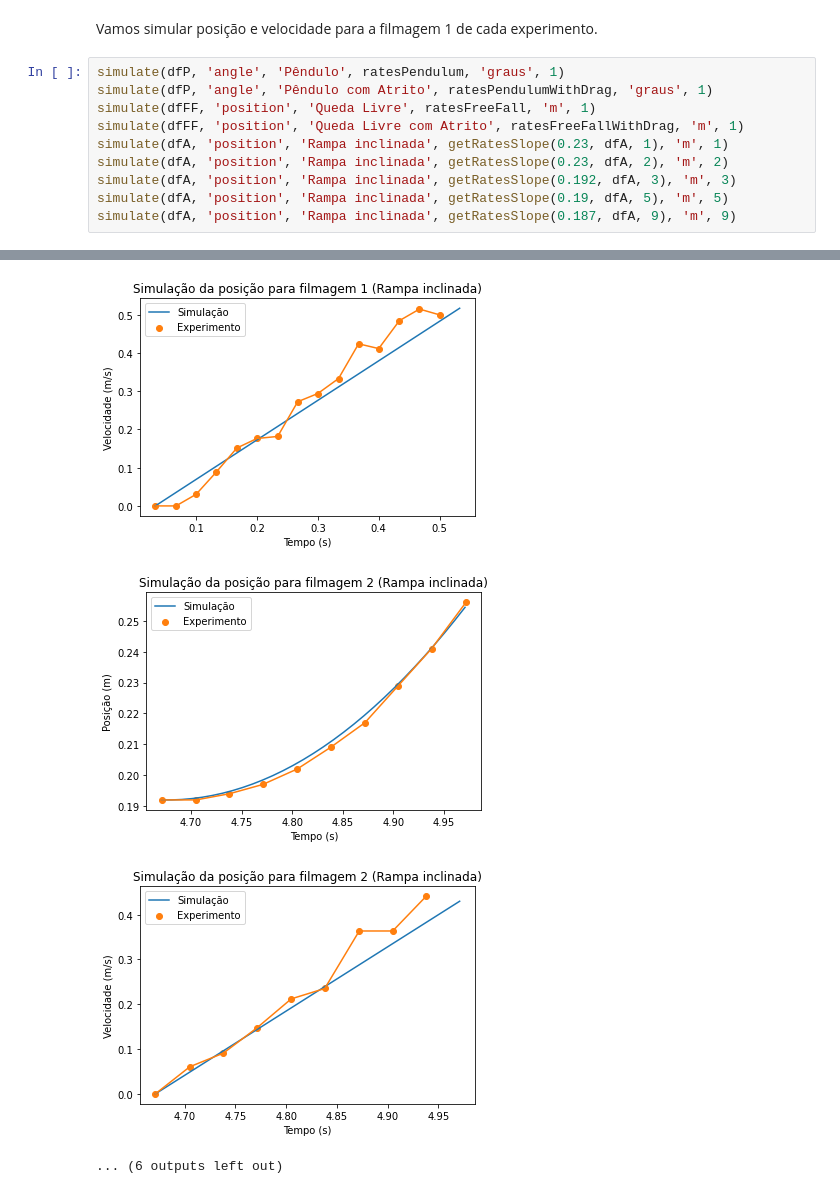
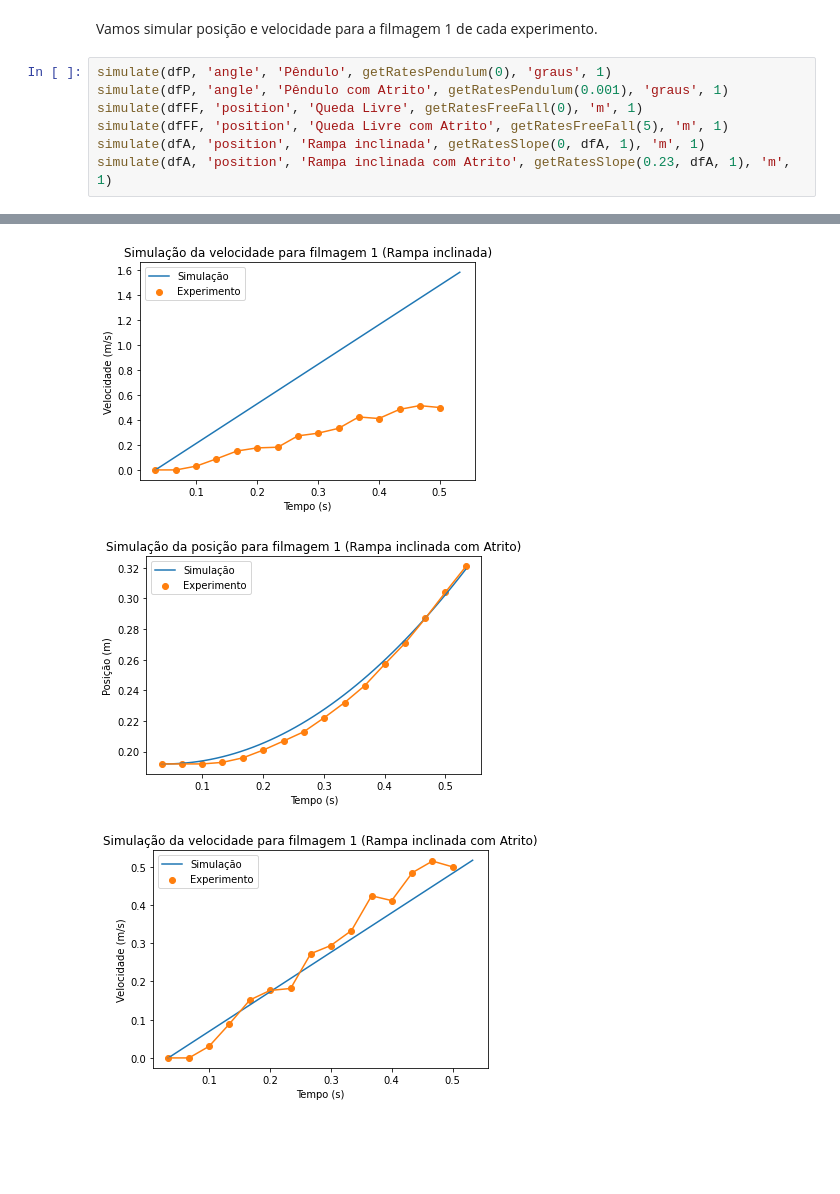
Before and after one commit to likury/EP2Modelagem, a Jupyter notebook: Simulação.ipynb, the cells around one changed output, grey strips where cells are left out. Cells and saved outputs as stored; diff of their text form; blank space fills up the shorter version.

Commit message:
changed the way rate functions work

```diff
--- a/Simulação.ipynb
+++ b/Simulação.ipynb
@@ -201,14 +191,11 @@ def simulate(df, positionName, experimentName, rateFunction, positionUnity, film
 # %% [markdown]
 Vamos simular posição e velocidade para a filmagem 1 de cada experimento.
 # %%
-simulate(dfP, 'angle', 'Pêndulo', ratesPendulum, 'graus', 1)
-simulate(dfP, 'angle', 'Pêndulo com Atrito', ratesPendulumWithDrag, 'graus', 1)
-simulate(dfFF, 'position', 'Queda Livre', ratesFreeFall, 'm', 1)
-simulate(dfFF, 'position', 'Queda Livre com Atrito', ratesFreeFallWithDrag, 'm', 1)
-simulate(dfA, 'position', 'Rampa inclinada', getRatesSlope(0.23, dfA, 1), 'm', 1)
-simulate(dfA, 'position', 'Rampa inclinada', getRatesSlope(0.23, dfA, 2), 'm', 2)
-simulate(dfA, 'position', 'Rampa inclinada', getRatesSlope(0.192, dfA, 3), 'm', 3)
-simulate(dfA, 'position', 'Rampa inclinada', getRatesSlope(0.19, dfA, 5), 'm', 5)
-simulate(dfA, 'position', 'Rampa inclinada', getRatesSlope(0.187, dfA, 9), 'm', 9)
+simulate(dfP, 'angle', 'Pêndulo', getRatesPendulum(0), 'graus', 1)
+simulate(dfP, 'angle', 'Pêndulo com Atrito', getRatesPendulum(0.001), 'graus', 1)
+simulate(dfFF, 'position', 'Queda Livre', getRatesFreeFall(0), 'm', 1)
+simulate(dfFF, 'position', 'Queda Livre com Atrito', getRatesFreeFall(5), 'm', 1)
+simulate(dfA, 'position', 'Rampa inclinada', getRatesSlope(0, dfA, 1), 'm', 1)
+simulate(dfA, 'position', 'Rampa inclinada com Atrito', getRatesSlope(0.23, dfA, 1), 'm', 1)
 # %% [output]
 [figure]
@@ -223,7 +210,6 @@ simulate(dfA, 'position', 'Rampa inclinada', getRatesSlope(0.187, dfA, 9), 'm',
-[figure, old version]
+[figure, new version]
-[figure, old version]
+[figure, new version]
-[figure, old version]
+[figure, new version]
-... (6 outputs left out)
 # %%
 import unittest
 
```
Also changed, not shown: parts of 3 cells of this notebook.
